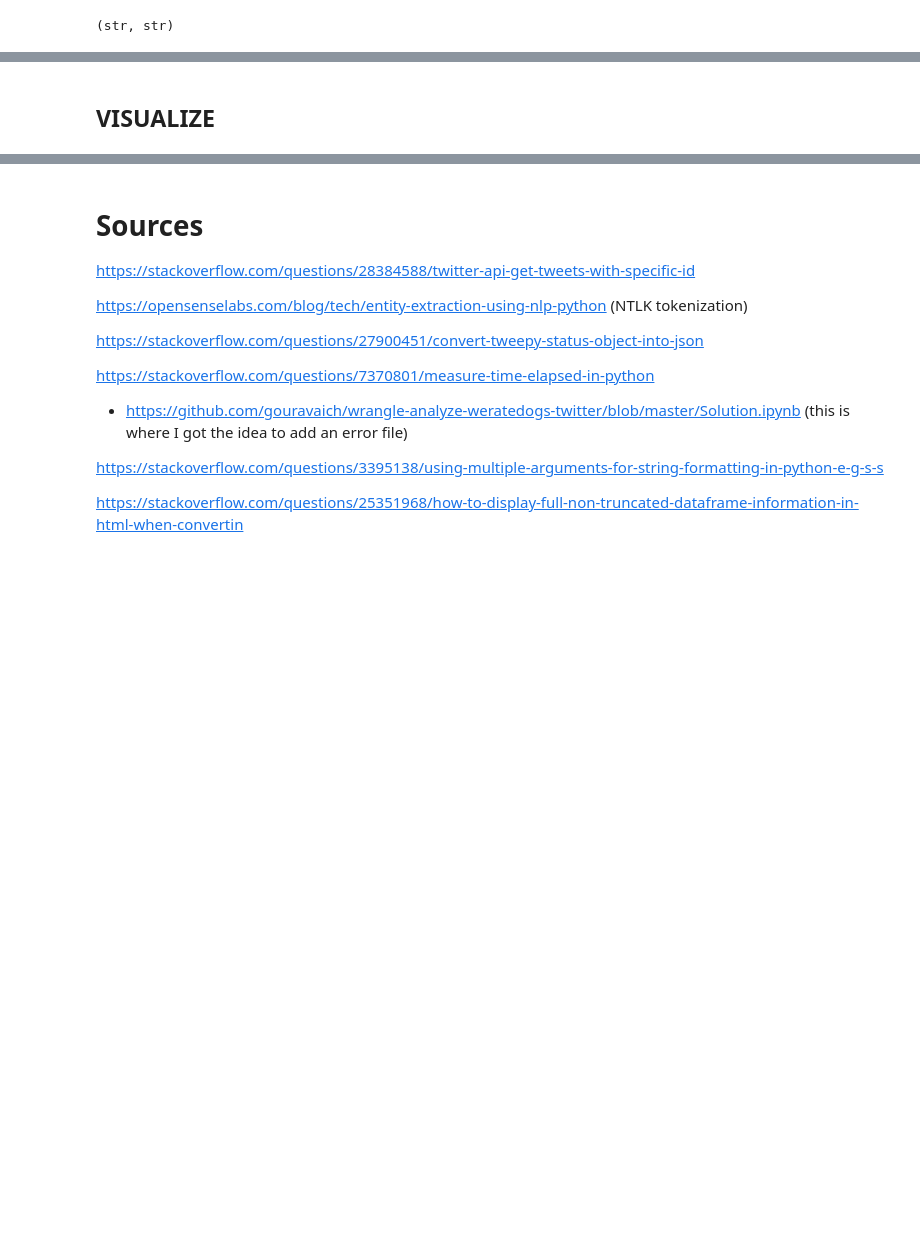
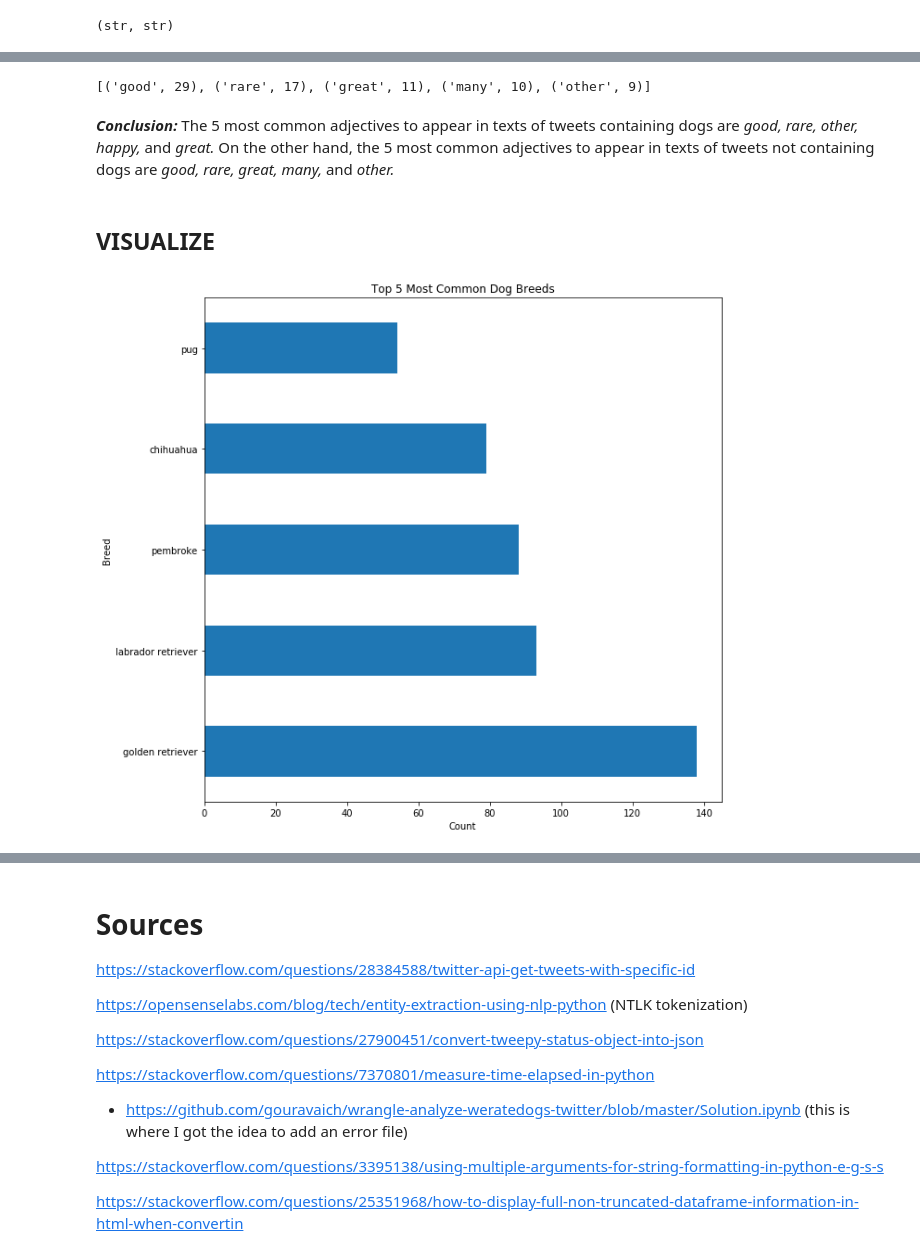
Before and after one commit to aeglon97/Wrangle-Analyze-Twitter-WeRateDogs, a Jupyter notebook: wrangle_act.ipynb, the cells around one changed output, grey strips where cells are left out. Saved outputs shown, nothing was run; the diff lists cells and outputs as text; code cells hidden in the pictures; blank space fills up the shorter version.

Commit message:
added visualizations

```diff
--- a/wrangle_act.ipynb
+++ b/wrangle_act.ipynb
@@ -1758,2 +1690,20 @@ nondogs[nondogs.text.str.contains('fluffy')]
+# %%
+c2 = Counter(nondogs_adjs)
+nondogs_common = dict(c2.most_common())
+
+list(itertools.islice(nondogs_common.items(), 0, 5))
+# %% [output]
+[('good', 29), ('rare', 17), ('great', 11), ('many', 10), ('other', 9)]
+# %% [markdown]
+***Conclusion:*** The 5 most common adjectives to appear in texts of tweets containing dogs are *good, rare, other, happy,* and *great.* On the other hand, the 5 most common adjectives to appear in texts of tweets not containing dogs are *good, rare, great, many,* and *other.*
 # %% [markdown]
 ## VISUALIZE
+# %%
+plt.rcParams['figure.figsize'] = (10.0, 10.0)
+# %%
+breeds_plot = dogs.breed.value_counts().head(5).plot('barh', title = 'Top 5 Most Common Dog Breeds');
+breeds_plot.set_xlabel('Count')
+breeds_plot.set_ylabel('Breed')
+plt.savefig('./visuals/breeds-dist')
+# %% [output]
+[figure, added]
```
Also changed, not shown: parts of 22 cells of this notebook, 6 other files.
